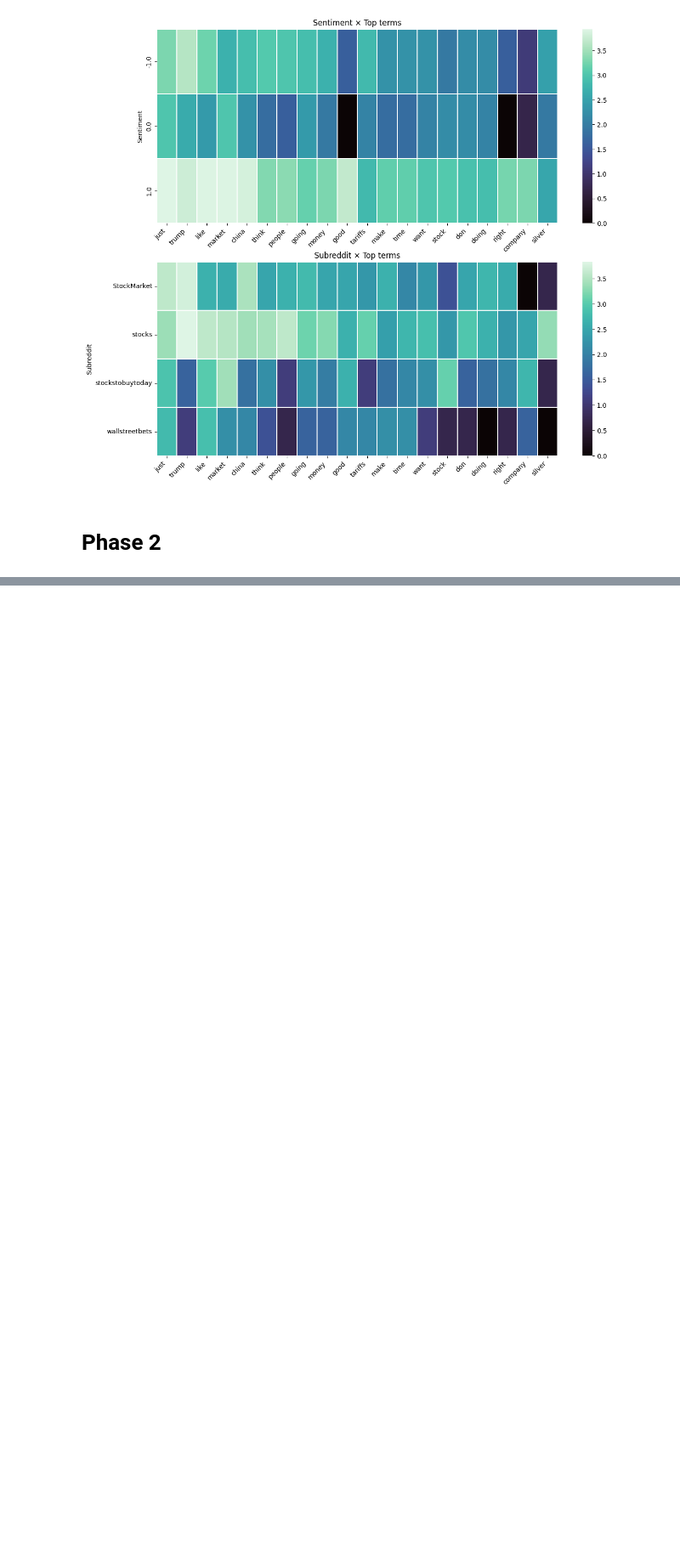
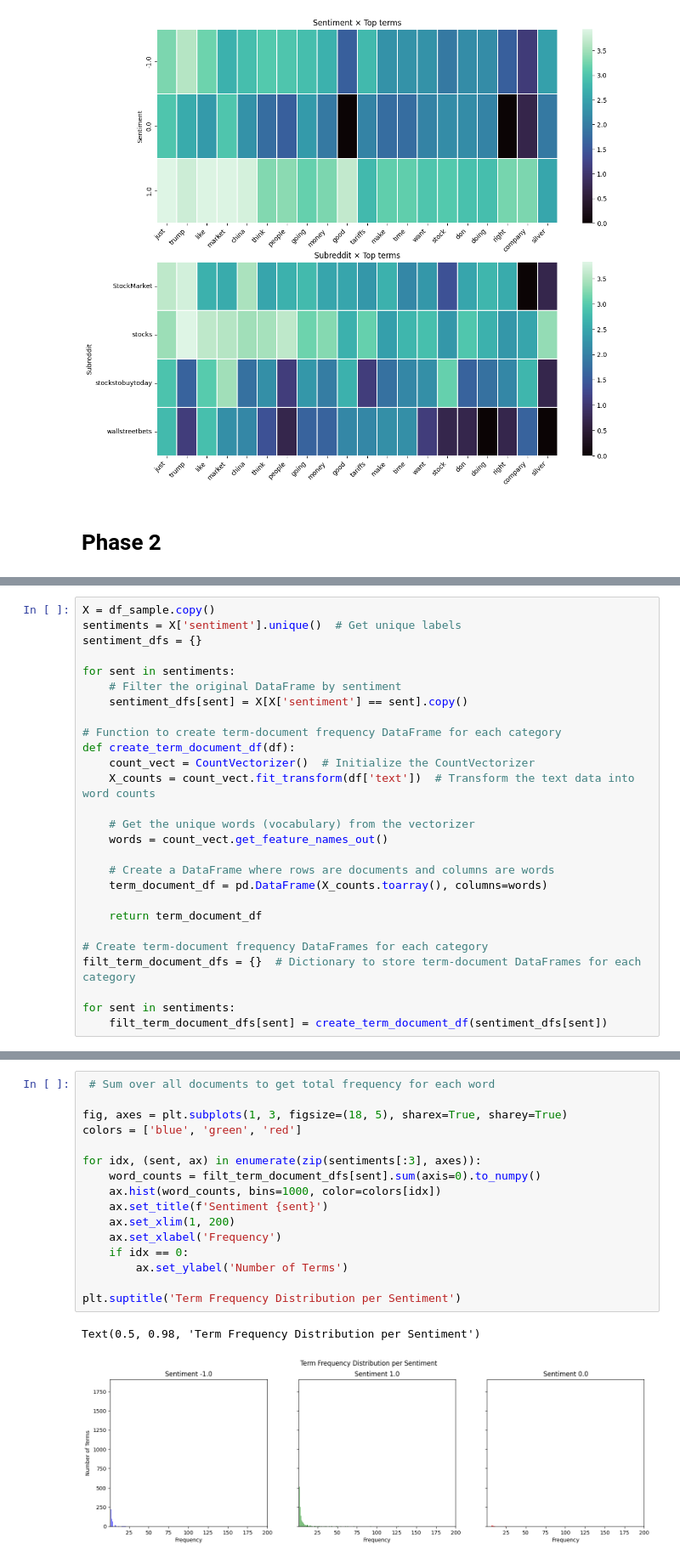
Before and after one commit to bbswei/DM2025-Lab1-Exercise, a Jupyter notebook: DM2025-Lab1-Homework.ipynb, the cells around one changed output, grey strips where cells are left out. Shown at 85% size. Saved outputs shown, nothing was run; the diff lists cells and outputs as text; blank space fills up the shorter version.

```diff
--- a/DM2025-Lab1-Homework.ipynb
+++ b/DM2025-Lab1-Homework.ipynb
@@ -993,0 +1005,27 @@ axes[1].set_xticklabels(axes[1].get_xticklabels(), rotation=45, ha="right");
+# %%
+X = df_sample.copy()
+sentiments = X['sentiment'].unique()  # Get unique labels
+sentiment_dfs = {}
+
+for sent in sentiments:
+    # Filter the original DataFrame by sentiment
+    sentiment_dfs[sent] = X[X['sentiment'] == sent].copy()
+
+# Function to create term-document frequency DataFrame for each category
+def create_term_document_df(df):
+    count_vect = CountVectorizer()  # Initialize the CountVectorizer
+    X_counts = count_vect.fit_transform(df['text'])  # Transform the text data into word counts
+
+    # Get the unique words (vocabulary) from the vectorizer
+    words = count_vect.get_feature_names_out()
+
+    # Create a DataFrame where rows are documents and columns are words
+    term_document_df = pd.DataFrame(X_counts.toarray(), columns=words)
+
+    return term_document_df
+
+# Create term-document frequency DataFrames for each category
+filt_term_document_dfs = {}  # Dictionary to store term-document DataFrames for each category
+
+for sent in sentiments:
+    filt_term_document_dfs[sent] = create_term_document_df(sentiment_dfs[sent])
@@ -993,0 +1085,19 @@ axes[1].set_xticklabels(axes[1].get_xticklabels(), rotation=45, ha="right");
+# %%
+ # Sum over all documents to get total frequency for each word
+
+fig, axes = plt.subplots(1, 3, figsize=(18, 5), sharex=True, sharey=True)
+colors = ['blue', 'green', 'red']
+
+for idx, (sent, ax) in enumerate(zip(sentiments[:3], axes)):
+    word_counts = filt_term_document_dfs[sent].sum(axis=0).to_numpy()
+    ax.hist(word_counts, bins=1000, color=colors[idx])
+    ax.set_title(f'Sentiment {sent}')
+    ax.set_xlim(1, 200)
+    ax.set_xlabel('Frequency')
+    if idx == 0:
+        ax.set_ylabel('Number of Terms')
+
+plt.suptitle('Term Frequency Distribution per Sentiment')
+# %% [output]
+Text(0.5, 0.98, 'Term Frequency Distribution per Sentiment')
+[figure, added]
```
Also changed, not shown: parts of 52 cells of this notebook.
